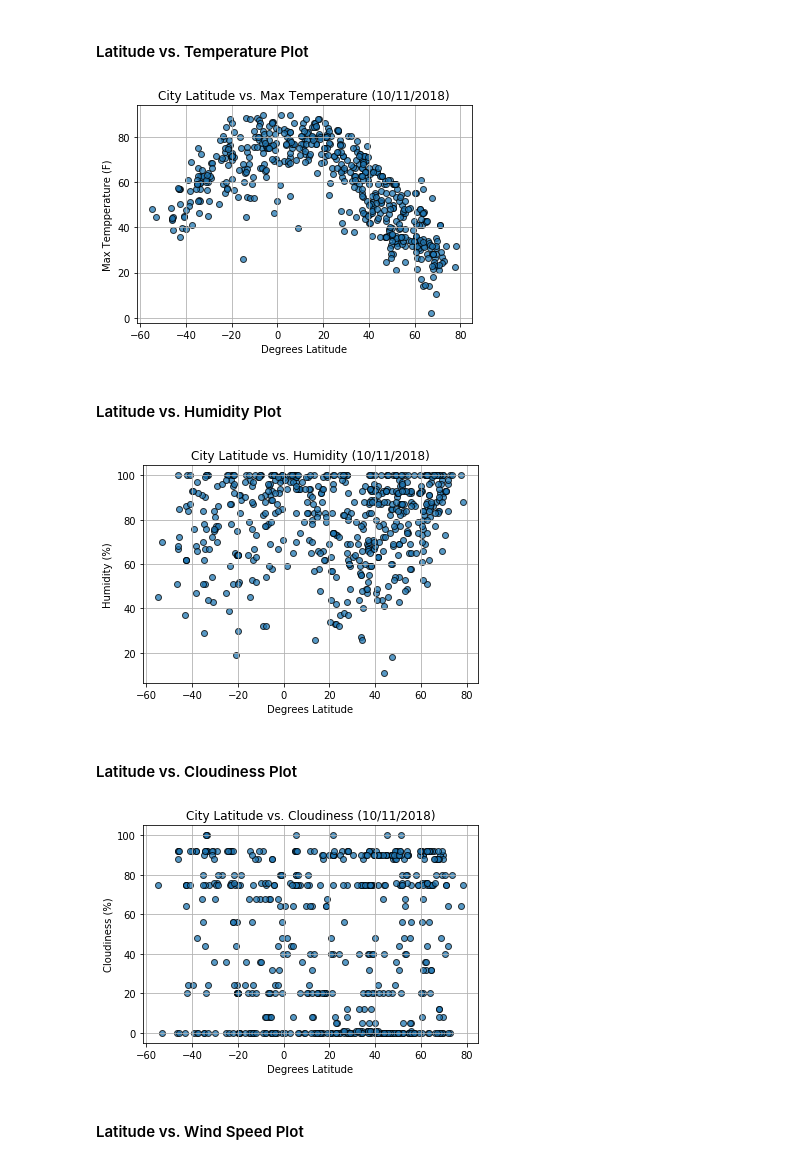
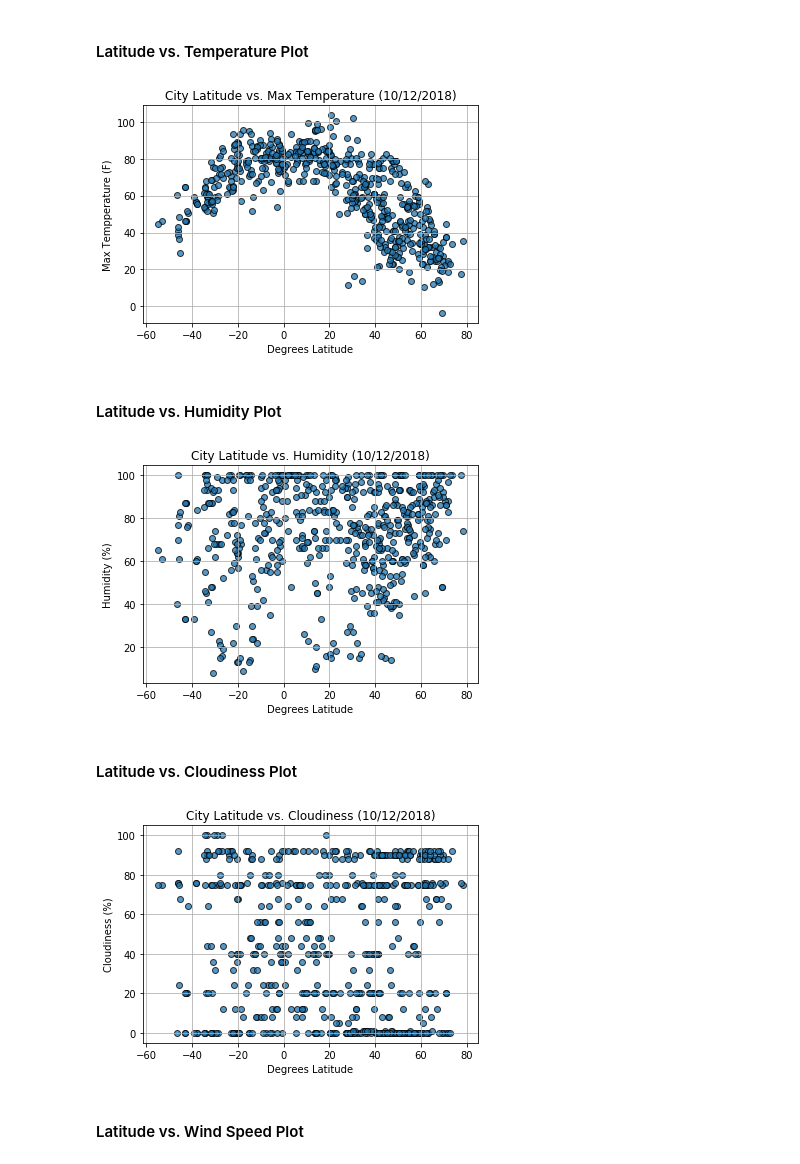
Before and after one commit to sellis4536/Homework06, a Jupyter notebook: WeatherPy_working.ipynb, the cells around one changed output. Cells and saved outputs as stored; diff of their text form; code cells hidden in the pictures.

```diff
--- a/WeatherPy_working.ipynb
+++ b/WeatherPy_working.ipynb
@@ -238,15 +242,15 @@ dtype: int64
 # %%
 # Plot #1 -- Lat x Temp. use plt. functions to create and control plot line by line
 plt.scatter(weather_data_df['Lat'], weather_data_df['Max Temp'],
             edgecolors = 'black',
             alpha = 0.75) #, weather_data_df['max temp'] *10, alpha = 0.5)
-plt.title("City Latitude vs. Max Temperature (10/11/2018)")
+plt.title("City Latitude vs. Max Temperature (10/12/2018)")
 plt.xlabel("Degrees Latitude")
 plt.ylabel("Max Tempperature (F)")
 plt.grid()
 plt.show()
 # %% [output]
-[figure, old version]
+[figure, new version]
 # %% [markdown]
 #### Latitude vs. Humidity Plot
 # %%
@@ -254,13 +258,13 @@ plt.show()
 plt.scatter(weather_data_df['Lat'], weather_data_df['Humidity'],
             edgecolors = 'black',
             alpha = 0.75) #, weather_data_df['max temp'] *10, alpha = 1.0)
-plt.title("City Latitude vs. Humidity (10/11/2018)")
+plt.title("City Latitude vs. Humidity (10/12/2018)")
 plt.xlabel("Degrees Latitude")
 plt.ylabel("Humidity (%)")
 plt.grid()
 plt.show()
 # %% [output]
-[figure, old version]
+[figure, new version]
 # %% [markdown]
 #### Latitude vs. Cloudiness Plot
 # %%
@@ -268,13 +272,13 @@ plt.show()
 plt.scatter(weather_data_df['Lat'], weather_data_df['Cloudiness'],
             edgecolors = 'black',
             alpha = 0.75) #, weather_data_df['max temp'] *10, alpha = 1.0)
-plt.title("City Latitude vs. Cloudiness (10/11/2018)")
+plt.title("City Latitude vs. Cloudiness (10/12/2018)")
 plt.xlabel("Degrees Latitude")
 plt.ylabel("Cloudiness (%)")
 plt.grid()
 plt.show()
 # %% [output]
-[figure, old version]
+[figure, new version]
 # %% [markdown]
 #### Latitude vs. Wind Speed Plot
 # %%
```
Also changed, not shown: parts of 9 cells of this notebook, 5 other files.
